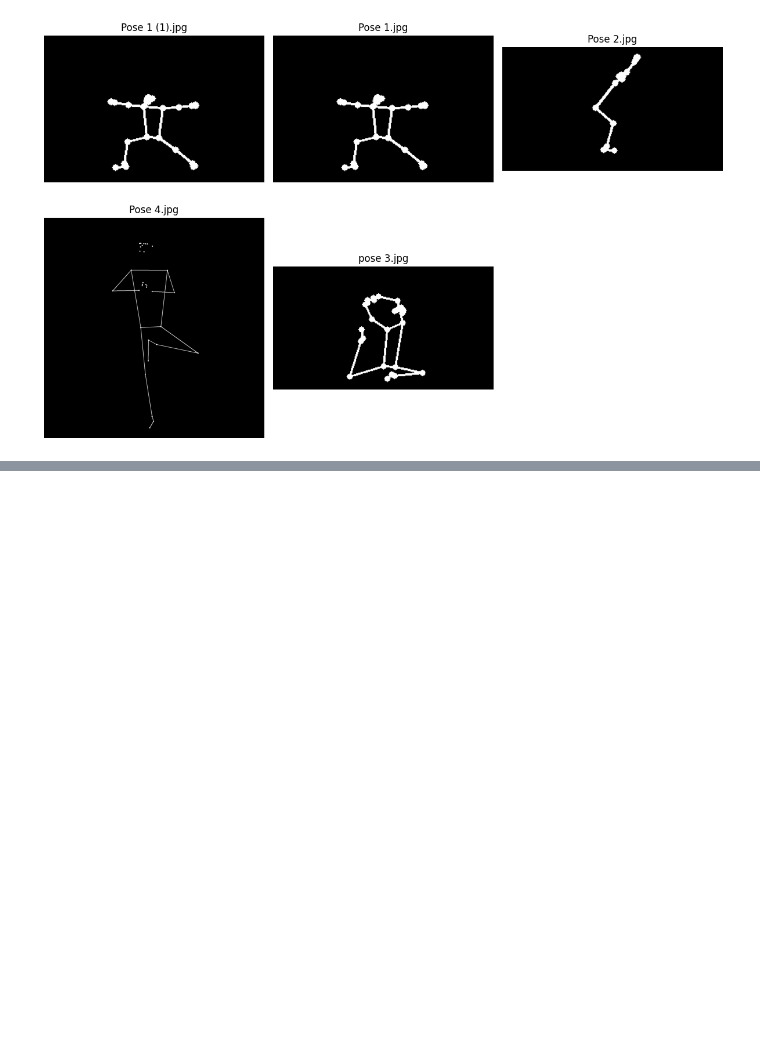
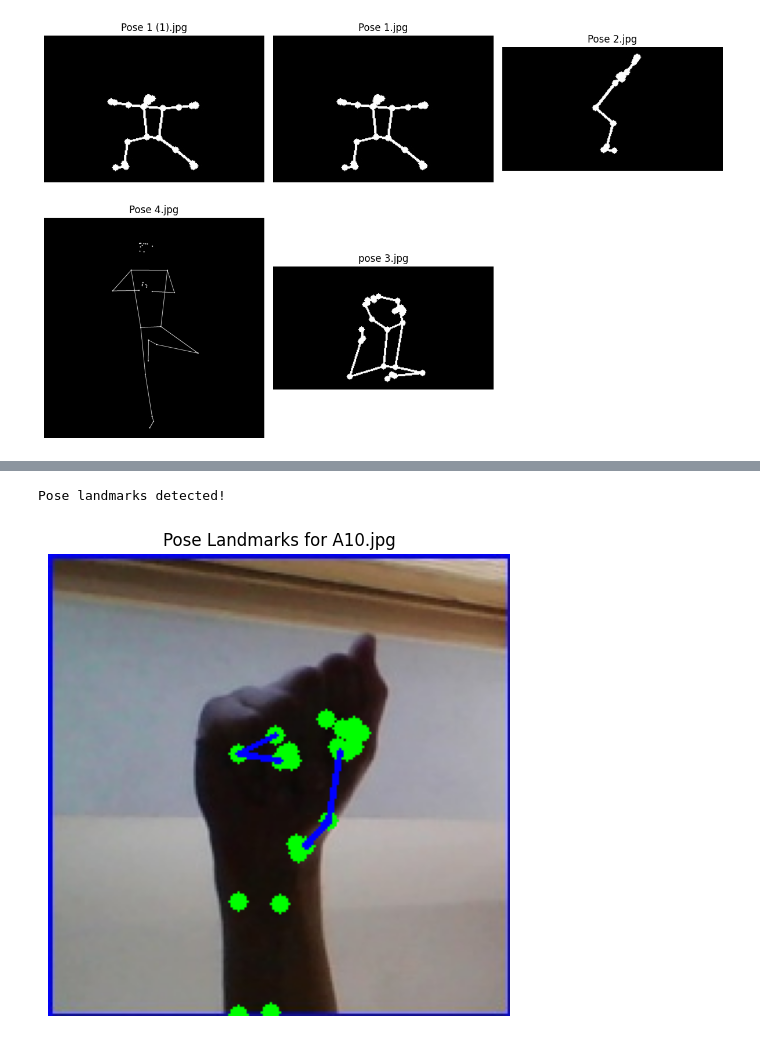
Before and after one commit to JenniEun/pose_extraction_mediapipe, a Jupyter notebook: pose_extraction_mediapipe.ipynb, the cells around one changed output, grey strips where cells are left out. Saved outputs shown, nothing was run; the diff lists cells and outputs as text; code cells hidden in the pictures; blank space fills up the shorter version.

```diff
--- a/pose_extraction_mediapipe.ipynb
+++ b/pose_extraction_mediapipe.ipynb
@@ -460,0 +789,6 @@ plt.show()
+# %%
+img_path = "/content/asl_alphabet_train/asl_alphabet_train/A/A10.jpg"
+show_pose_landmarks(img_path)
+# %% [output]
+Pose landmarks detected!
+[figure, added]
```
Also changed, not shown: parts of 17 cells of this notebook.
